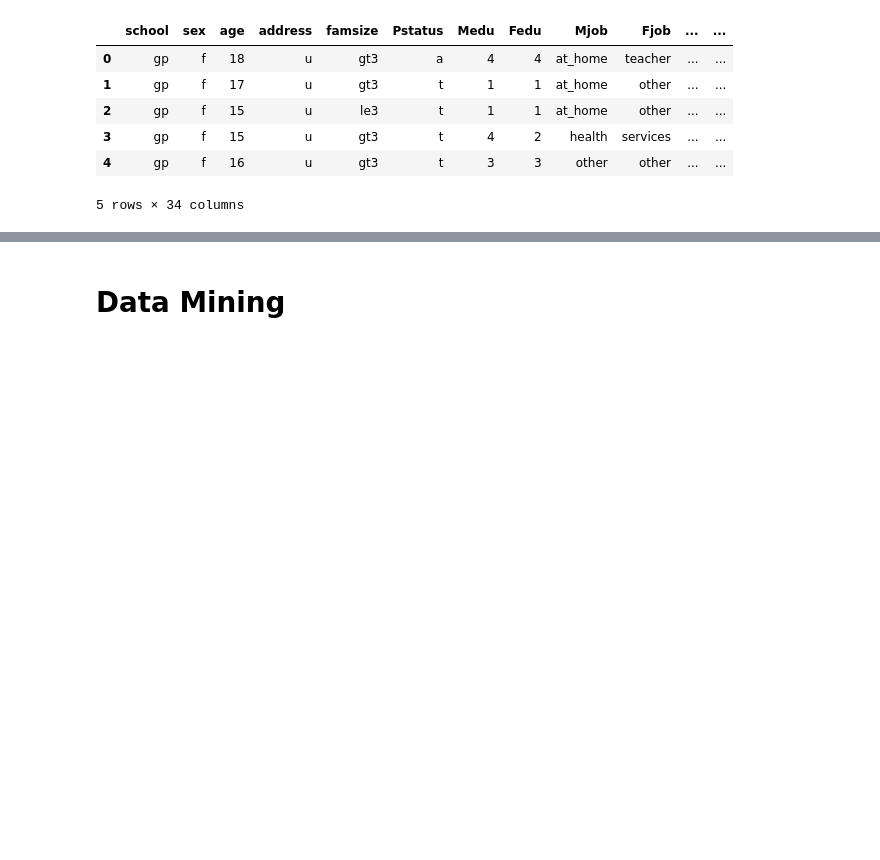
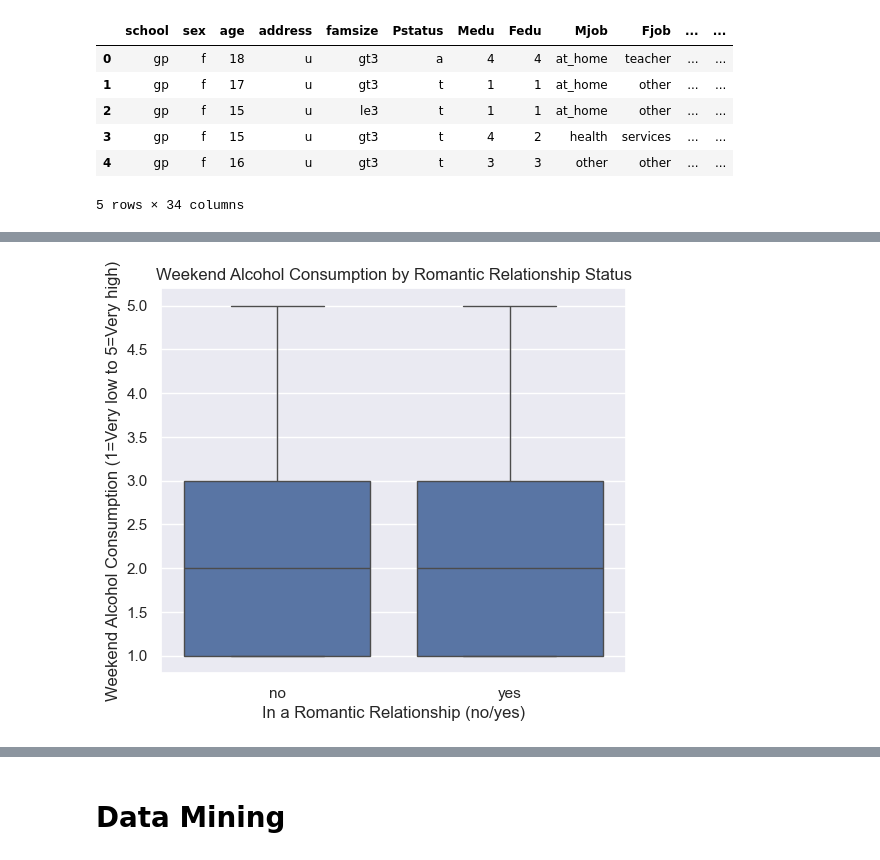
Before and after one commit to lonebono/CSMODEL, a Jupyter notebook: akbayanpartylistMCO.ipynb, the cells around one changed output, grey strips where cells are left out. Drawn from its saved outputs; the diff is of its cells as text; code cells hidden in the pictures; blank space fills up the shorter version.

```diff
--- a/akbayanpartylistMCO.ipynb
+++ b/akbayanpartylistMCO.ipynb
@@ -427,0 +468,9 @@ memory usage: 277.4+ KB
+# %%
+plt.figure(figsize=(6,5))
+sns.boxplot(x='romantic', y='Walc', data=combined_df)
+plt.xlabel("In a Romantic Relationship (no/yes)")
+plt.ylabel("Weekend Alcohol Consumption (1=Very low to 5=Very high)")
+plt.title("Weekend Alcohol Consumption by Romantic Relationship Status")
+plt.show()
+# %% [output]
+[figure, added]
```
Also changed, not shown: parts of 17 cells of this notebook.
